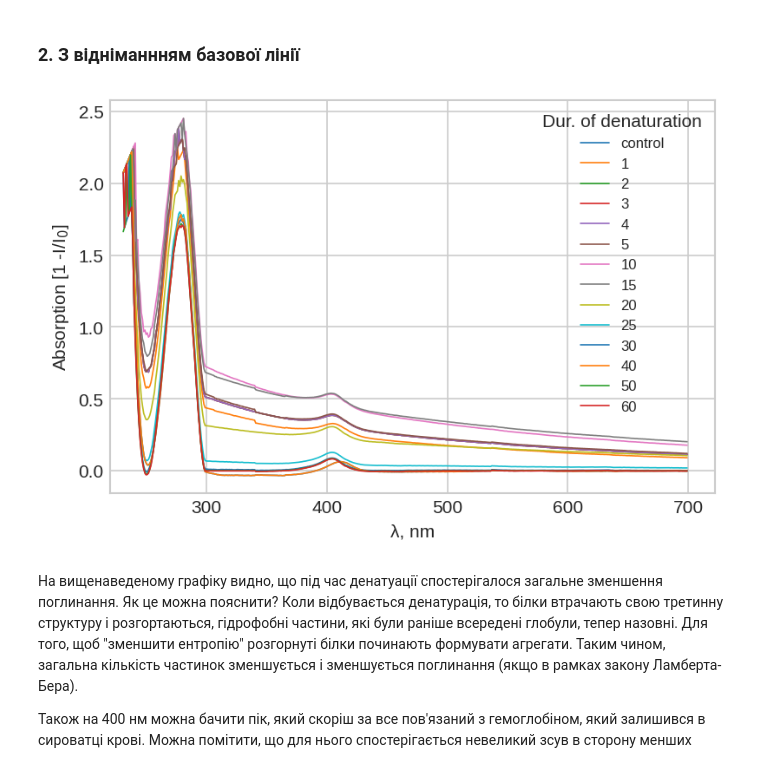
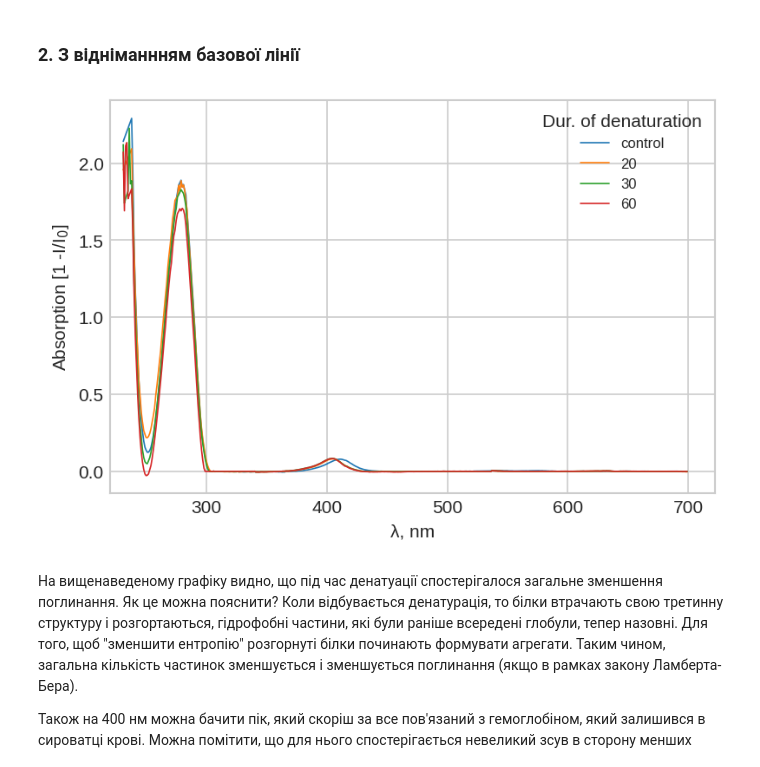
Before and after one commit to ZorkotLinda/AnalysisOfMuscleContraction, a Jupyter notebook: denaturation/denaturation_analysis.ipynb, the cells around one changed output. Drawn from its saved outputs; the diff is of its cells as text; code cells hidden in the pictures.

Commit message:
added baselines, tweaked text a little

```diff
--- a/denaturation/denaturation_analysis.ipynb
+++ b/denaturation/denaturation_analysis.ipynb
@@ -45,9 +45,3 @@ idx = spect.loc[spect['lambda, nm'] == 230].index[0]
 spect = spect.iloc[:idx, :]
 # %% [markdown]
 ## Тепер знайдемо базові лінії і віднімемо їх
-# %%
-spect_align = spect.copy()
-absor_align = BaselineRemoval(np.array(spect_align[60])).ZhangFit(itermax=10**3)
-baseline = np.array(spect_align[60]) - absor_align
-for col in spect_align.columns[1:]:
-    spect_align[col] -= baseline
@@ -55,0 +48,7 @@ WARING max iteration reached!
+# %%
+spect_align = spect[['lambda, nm','control', 20, 30, 60]]
+baseline = {}
+for col in spect_align.columns[1:]:
+    absor_align = BaselineRemoval(np.array(spect_align[col])).ZhangFit(itermax=10**3)
+    baseline[col] = np.array(spect_align[col]) - absor_align
+    spect_align[col] -= baseline[col]
@@ -71,0 +72,10 @@ plt.ylabel('Absorption [1 -I/I$_0$]');
+# %%
+plt.figure(dpi=150);
+for i in spect_align.columns[1:]:
+    plt.plot(spect['lambda, nm'], spect[i], lw=0.8, label=i)
+    plt.plot(spect['lambda, nm'], baseline[i], lw=0.8, label='baseline '+str(i))
+plt.legend(title='Dur. of denaturation', fontsize=8);
+plt.xlabel('λ, nm');
+plt.xlim(220, )
+#plt.ylim(-0.1, 3.5)
+plt.ylabel('Absorption [1 -I/I$_0$]');
@@ -73,16 +85,15 @@ plt.ylabel('Absorption [1 -I/I$_0$]');
 ### 2. З відніманнням базової лінії
 # %%
 plt.figure(dpi=150);
-plt.plot(spect_align['lambda, nm'], spect_align['control'], lw=0.8, label='control')
-for i in time:
-    plt.plot(spect_align['lambda, nm'], spect_align[i], lw=0.8, label=i)
+for i in spect_align.columns[1:]:
+    plt.plot(spect['lambda, nm'], spect_align[i], lw=0.8, label=i)
 plt.legend(title='Dur. of denaturation', fontsize=8);
 plt.xlabel('λ, nm');
 plt.xlim(220, )
 #plt.ylim(-0.1, 3.5)
 plt.ylabel('Absorption [1 -I/I$_0$]');
 # %% [output]
-[figure, old version]
+[figure, new version]
 # %% [markdown]
 На вищенаведеному графіку видно, що під час денатуації спостерігалося загальне зменшення поглинання. Як це можна пояснити? Коли відбувається денатурація, то білки втрачають
 свою третинну структуру і розгортаються, гідрофобні частини, які були раніше всередені глобули, тепер назовні. Для того, щоб "зменшити ентропію" розгорнуті білки починають
```
Also changed, not shown: parts of 9 cells of this notebook.
